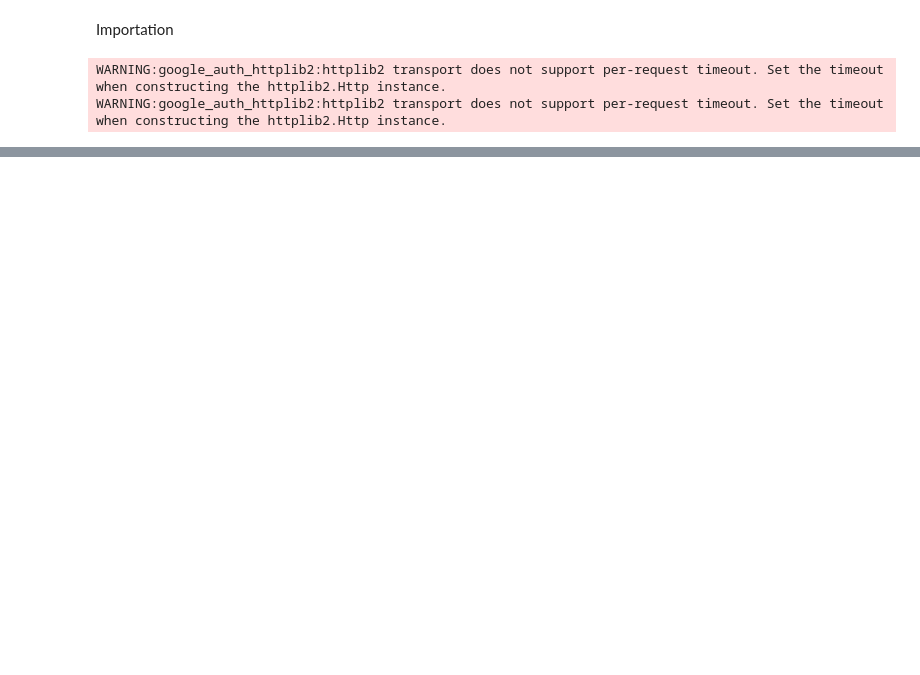
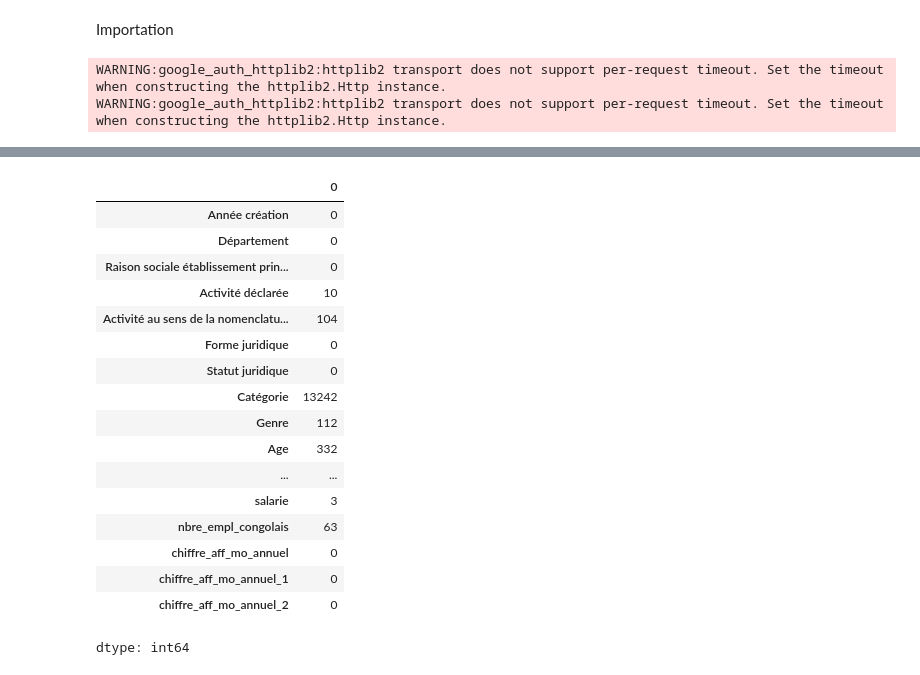
Before and after one commit to Perine23Dev/analyse-entreprises-emploi-republique-du-congo, a Jupyter notebook: projet_base.ipynb, the cells around one changed output, grey strips where cells are left out. Saved outputs shown, nothing was run; the diff lists cells and outputs as text; code cells hidden in the pictures; blank space fills up the shorter version.

```diff
--- a/projet_base.ipynb
+++ b/projet_base.ipynb
@@ -33,0 +93,22 @@ WARNING:google_auth_httplib2:httplib2 transport does not support per-request tim
+# %%
+#verifications des valeurs manquantes sur l'ensembler du dataframes
+df.isnull().sum()
+# %% [output]
+|  | 0 |
+| Année création | 0 |
+| Département | 0 |
+| Raison sociale établissement prin... | 0 |
+| Activité déclarée | 10 |
+| Activité au sens de la nomenclatu... | 104 |
+| Forme juridique | 0 |
+| Statut juridique | 0 |
+| Catégorie | 13242 |
+| Genre | 112 |
+| Age | 332 |
+| ... | ... |
+| salarie | 3 |
+| nbre_empl_congolais | 63 |
+| chiffre_aff_mo_annuel | 0 |
+| chiffre_aff_mo_annuel_1 | 0 |
+| chiffre_aff_mo_annuel_2 | 0 |
+dtype: int64
```
Also changed, not shown: parts of 13 cells of this notebook.
